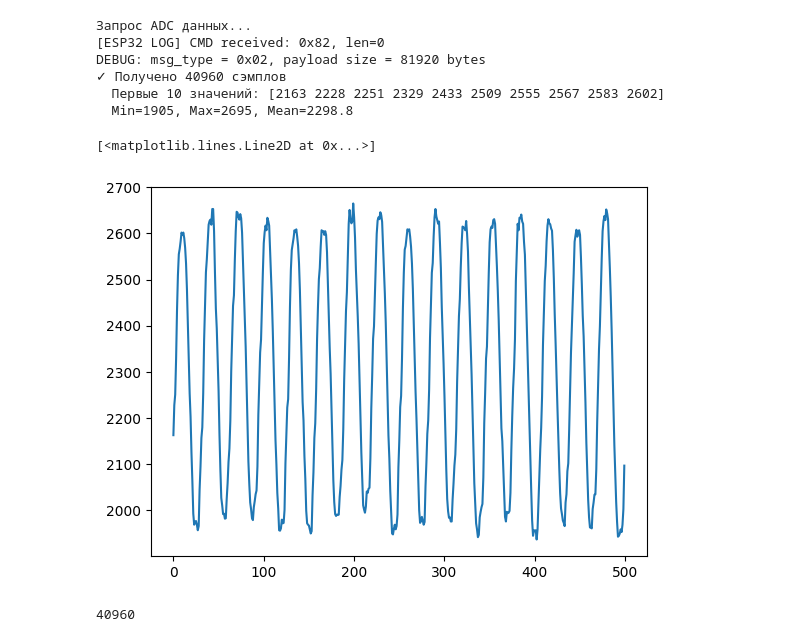
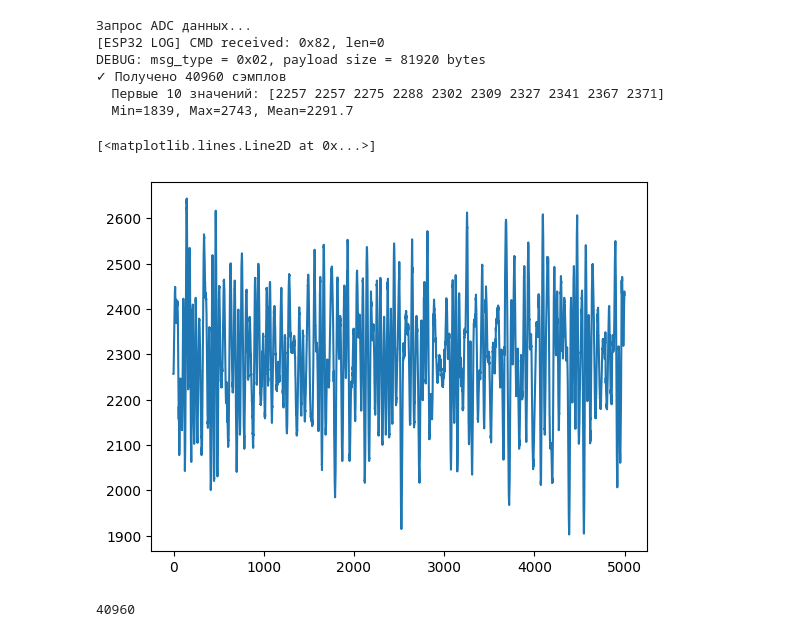
Before and after one commit to e-kolkhoz/tRNS, a Jupyter notebook: py_experiments/get_ADC_bufer.ipynb, the cells around one changed output. Saved outputs shown, nothing was run; the diff lists cells and outputs as text; code cells hidden in the pictures.

```diff
--- a/py_experiments/get_ADC_bufer.ipynb
+++ b/py_experiments/get_ADC_bufer.ipynb
@@ -5,19 +5,19 @@ import matplotlib.ticker as ticker
 from scipy.fft import fft, ifft, fftfreq
 import numpy as np
 # %%
-raw_array= tRNSDevice().get_adc_data()
+raw_array= tRNSDevice(port='/dev/ttyACM0').get_adc_data()
 # %% [output]
 Запрос ADC данных...
 [ESP32 LOG] CMD received: 0x82, len=0
 DEBUG: msg_type = 0x02, payload size = 81920 bytes
 ✓ Получено 40960 сэмплов
-  Первые 10 значений: [2163 2228 2251 2329 2433 2509 2555 2567 2583 2602]
-  Min=1905, Max=2695, Mean=2298.8
+  Первые 10 значений: [2257 2257 2275 2288 2302 2309 2327 2341 2367 2371]
+  Min=1839, Max=2743, Mean=2291.7
 # %%
-plt.plot(raw_array[:500])
+plt.plot(raw_array[:5000])
 # %% [output]
 [<matplotlib.lines.Line2D at 0x...>]
-[figure, old version]
+[figure, new version]
 # %%
 len(raw_array)
 # %% [output]
```
Also changed, not shown: parts of 7 cells of this notebook, 15 other files.
